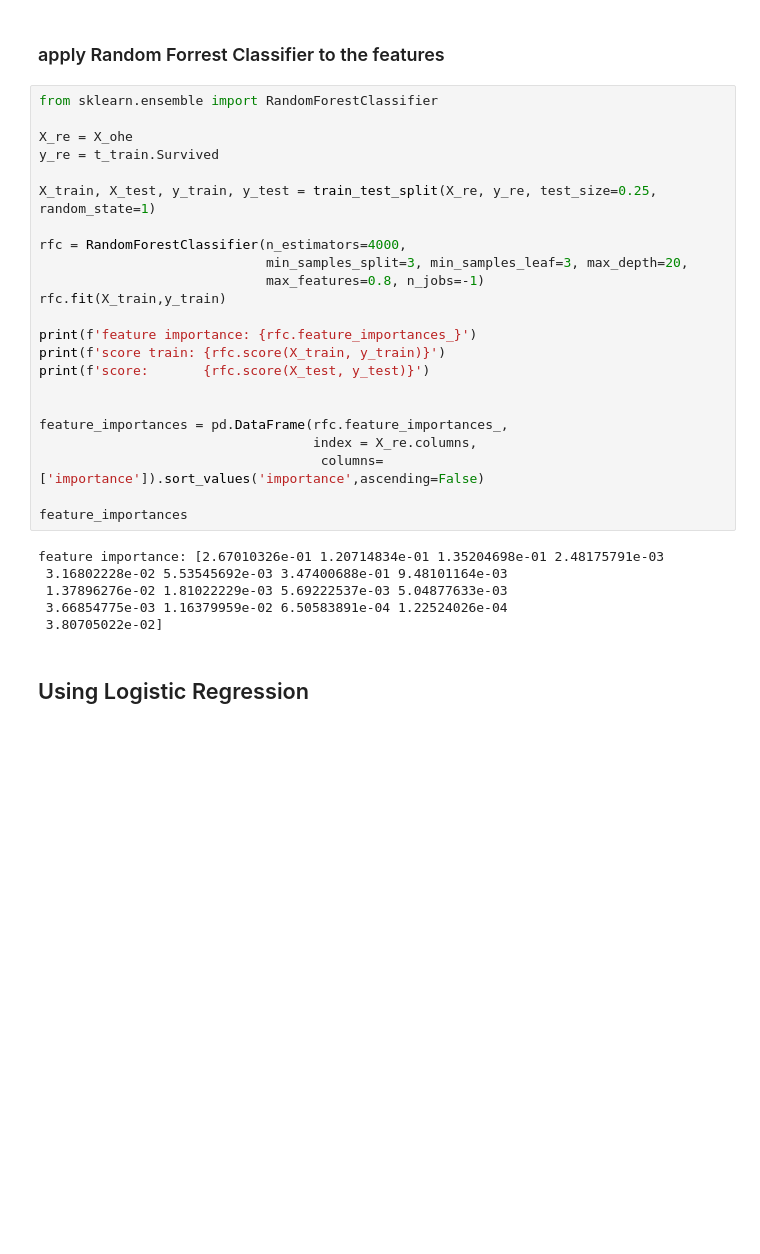
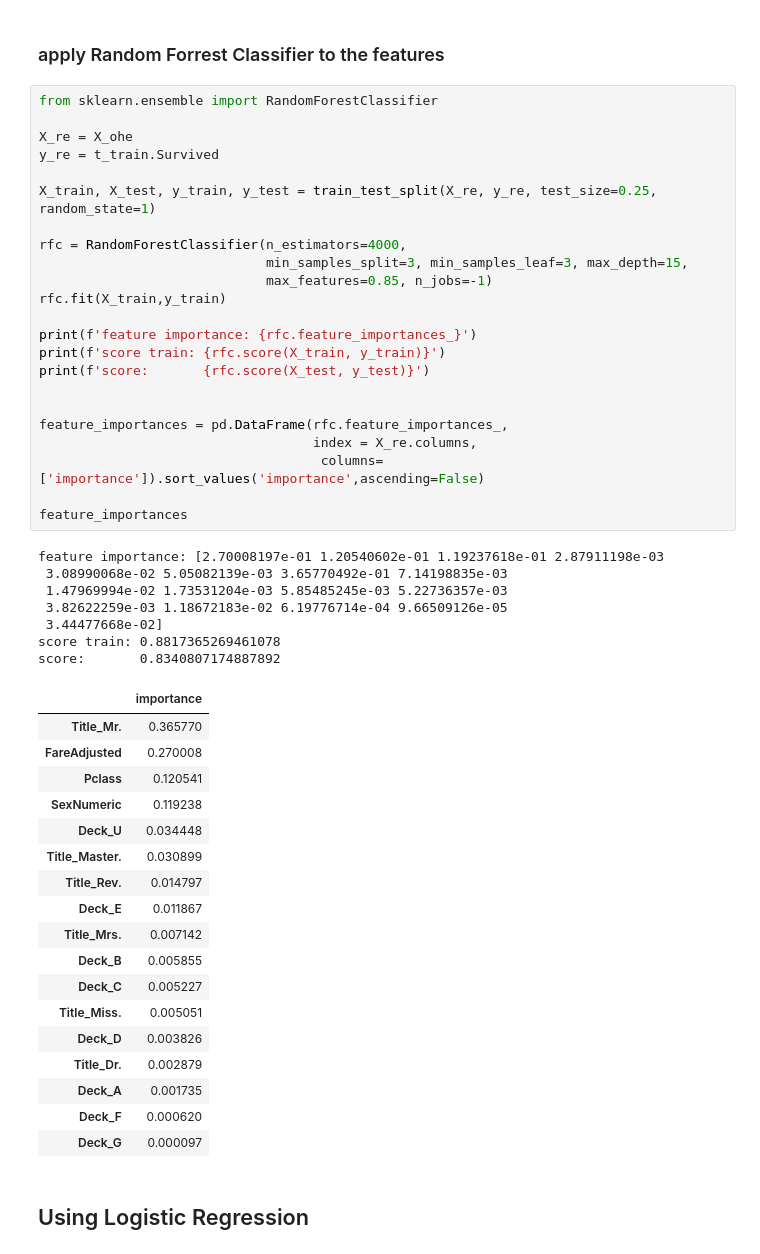
Before and after one commit to osofariu/titanic, a Jupyter notebook: titanic_kernel_ovi.ipynb, the cells around one changed output. Drawn from its saved outputs; the diff is of its cells as text; blank space fills up the shorter version.

```diff
--- a/titanic_kernel_ovi.ipynb
+++ b/titanic_kernel_ovi.ipynb
@@ -295,32 +293,52 @@ In case you used a LabelEncoder before this OneHotEncoder to convert the categor
 # %%
 from sklearn.ensemble import RandomForestClassifier
 
 X_re = X_ohe
 y_re = t_train.Survived
 
 X_train, X_test, y_train, y_test = train_test_split(X_re, y_re, test_size=0.25, random_state=1)
 
 rfc = RandomForestClassifier(n_estimators=4000,
-                             min_samples_split=3, min_samples_leaf=3, max_depth=20,
-                             max_features=0.8, n_jobs=-1)
+                             min_samples_split=3, min_samples_leaf=3, max_depth=15,
+                             max_features=0.85, n_jobs=-1)
 rfc.fit(X_train,y_train)
 
 print(f'feature importance: {rfc.feature_importances_}')
 print(f'score train: {rfc.score(X_train, y_train)}')
 print(f'score:       {rfc.score(X_test, y_test)}')
 
 
 feature_importances = pd.DataFrame(rfc.feature_importances_,
                                    index = X_re.columns,
                                     columns=['importance']).sort_values('importance',ascending=False)
 
 feature_importances
 # %% [output]
-feature importance: [2.67010326e-01 1.20714834e-01 1.35204698e-01 2.48175791e-03
- 3.16802228e-02 5.53545692e-03 3.47400688e-01 9.48101164e-03
- 1.37896276e-02 1.81022229e-03 5.69222537e-03 5.04877633e-03
- 3.66854775e-03 1.16379959e-02 6.50583891e-04 1.22524026e-04
- 3.80705022e-02]
+feature importance: [2.70008197e-01 1.20540602e-01 1.19237618e-01 2.87911198e-03
+ 3.08990068e-02 5.05082139e-03 3.65770492e-01 7.14198835e-03
+ 1.47969994e-02 1.73531204e-03 5.85485245e-03 5.22736357e-03
+ 3.82622259e-03 1.18672183e-02 6.19776714e-04 9.66509126e-05
+ 3.44477668e-02]
+score train: 0.8817365269461078
+score:       0.8340807174887892
+|  | importance |
+| Title_Mr. | 0.365770 |
+| FareAdjusted | 0.270008 |
+| Pclass | 0.120541 |
+| SexNumeric | 0.119238 |
+| Deck_U | 0.034448 |
+| Title_Master. | 0.030899 |
+| Title_Rev. | 0.014797 |
+| Deck_E | 0.011867 |
+| Title_Mrs. | 0.007142 |
+| Deck_B | 0.005855 |
+| Deck_C | 0.005227 |
+| Title_Miss. | 0.005051 |
+| Deck_D | 0.003826 |
+| Title_Dr. | 0.002879 |
+| Deck_A | 0.001735 |
+| Deck_F | 0.000620 |
+| Deck_G | 0.000097 |
 # %% [markdown]
 ## Using Logistic Regression
 # %%
```
Also changed, not shown: parts of 8 cells of this notebook.
